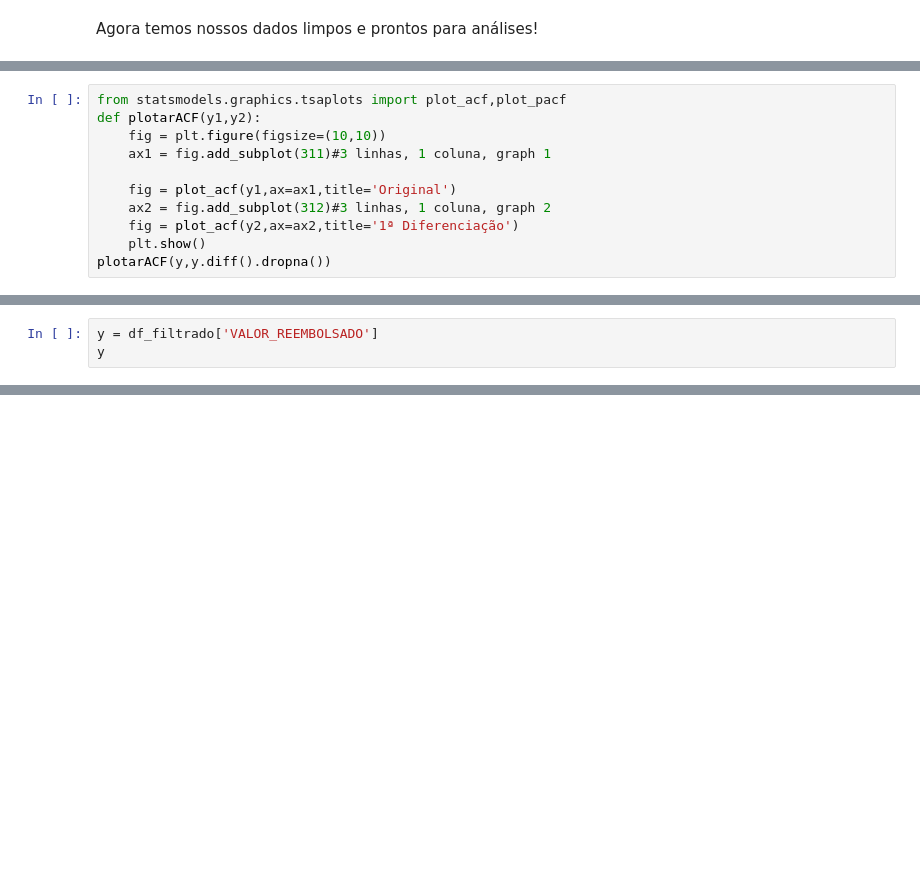
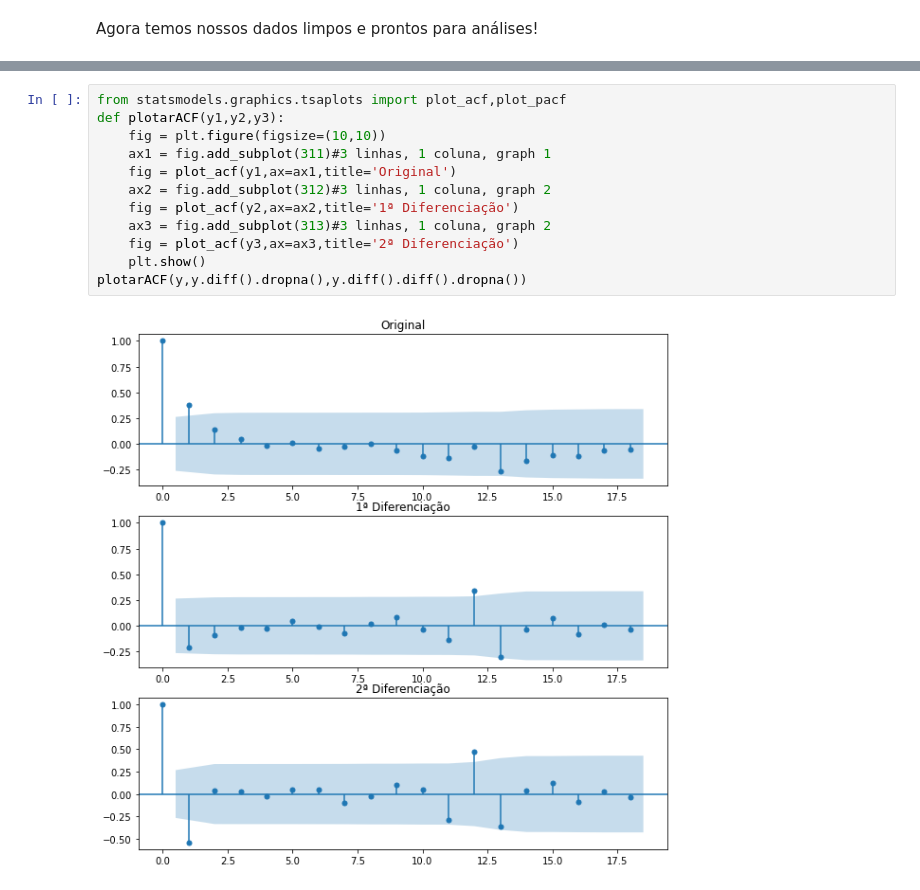
Before and after one commit to ThaisBee/CEAPS, a Jupyter notebook: CEAPS.ipynb, the cells around one changed output, grey strips where cells are left out. Cells and saved outputs as stored; diff of their text form; blank space fills up the shorter version.

```diff
--- a/CEAPS.ipynb
+++ b/CEAPS.ipynb
@@ -700,11 +695,0 @@ p-valor: 0.0009746499380548317
-# %%
-from statsmodels.graphics.tsaplots import plot_acf,plot_pacf
-def plotarACF(y1,y2):
-    fig = plt.figure(figsize=(10,10))
-    ax1 = fig.add_subplot(311)#3 linhas, 1 coluna, graph 1
-
-    fig = plot_acf(y1,ax=ax1,title='Original')
-    ax2 = fig.add_subplot(312)#3 linhas, 1 coluna, graph 2
-    fig = plot_acf(y2,ax=ax2,title='1ª Diferenciação')
-    plt.show()
-plotarACF(y,y.diff().dropna())
@@ -724,3 +695,0 @@ plotarPACF(y,y.diff().dropna());#ponto e virgula para aparece apenas um resultad
-# %%
-y = df_filtrado['VALOR_REEMBOLSADO']
-y
@@ -922,0 +702,14 @@ rmse.mean()/10**6
+# %%
+from statsmodels.graphics.tsaplots import plot_acf,plot_pacf
+def plotarACF(y1,y2,y3):
+    fig = plt.figure(figsize=(10,10))
+    ax1 = fig.add_subplot(311)#3 linhas, 1 coluna, graph 1
+    fig = plot_acf(y1,ax=ax1,title='Original')
+    ax2 = fig.add_subplot(312)#3 linhas, 1 coluna, graph 2
+    fig = plot_acf(y2,ax=ax2,title='1ª Diferenciação')
+    ax3 = fig.add_subplot(313)#3 linhas, 1 coluna, graph 2
+    fig = plot_acf(y3,ax=ax3,title='2ª Diferenciação')
+    plt.show()
+plotarACF(y,y.diff().dropna(),y.diff().diff().dropna())
+# %% [output]
+[figure, added]
```
Also changed, not shown: parts of 62 cells of this notebook.
